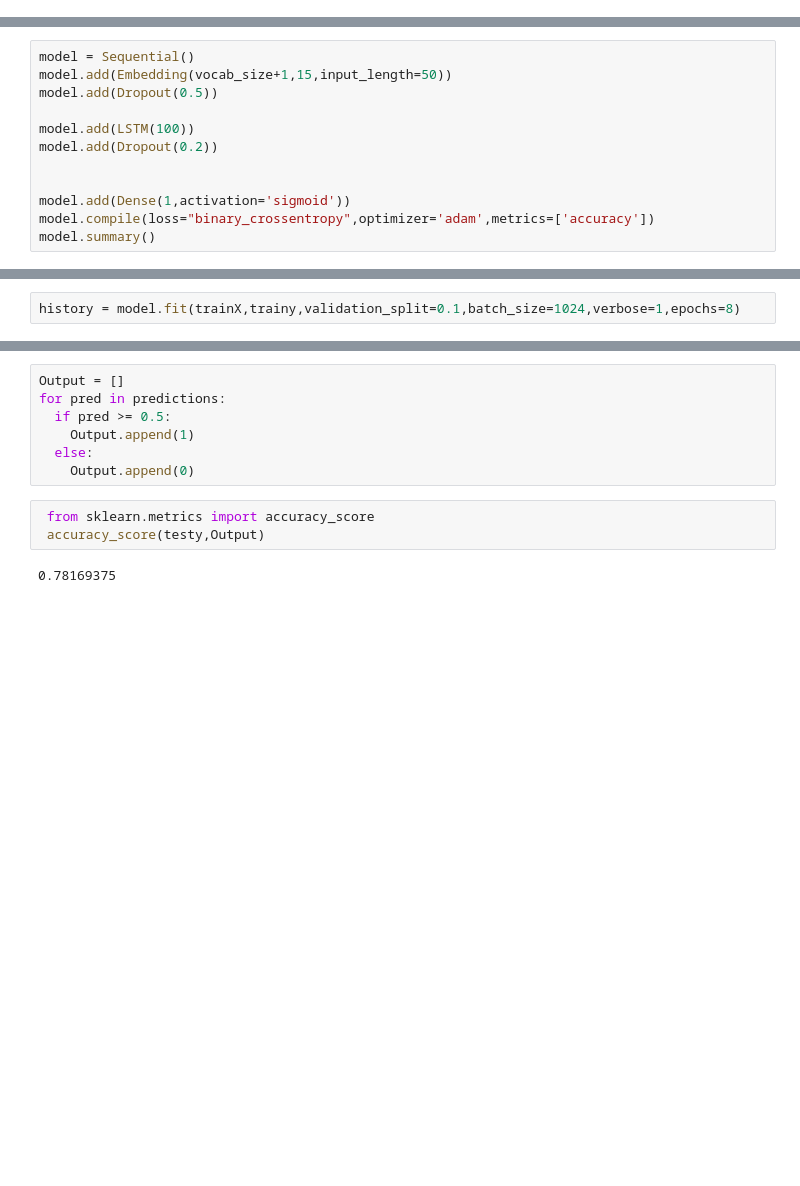
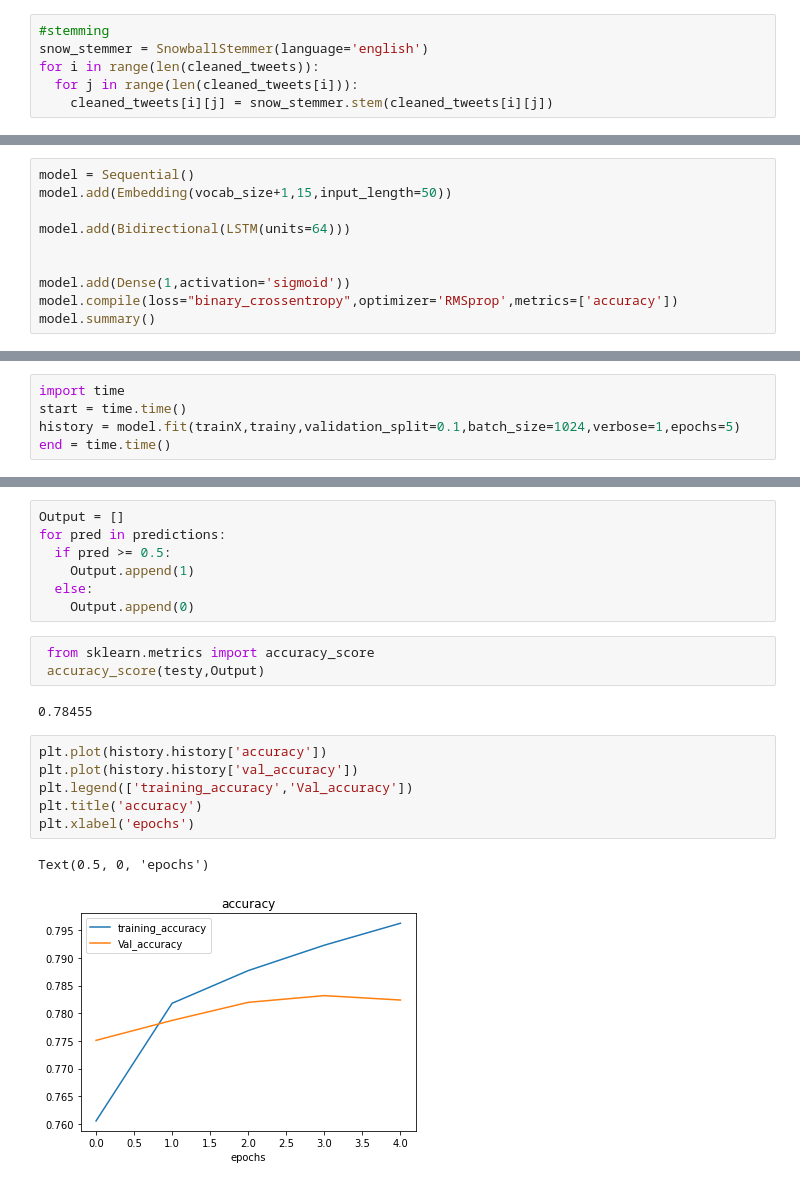
Before and after one commit to Ahmed-Shatla/classify-sentiment-of-the-1.6-M-tweets-using-LSTM-Negative-Positive-, a Jupyter notebook: LSTM_12th.ipynb, the cells around one changed output, grey strips where cells are left out. Drawn from its saved outputs; the diff is of its cells as text; blank space fills up the shorter version.

```diff
--- a/LSTM_12th.ipynb
+++ b/LSTM_12th.ipynb
@@ -161,3 +163,9 @@ cleaned_tweets[0]
+# %%
+#stemming
+snow_stemmer = SnowballStemmer(language='english')
+for i in range(len(cleaned_tweets)):
+  for j in range(len(cleaned_tweets[i])):
+    cleaned_tweets[i][j] = snow_stemmer.stem(cleaned_tweets[i][j])
 # %%
 from tensorflow.keras.preprocessing.text import Tokenizer
 from tensorflow.keras.preprocessing.sequence import pad_sequences
@@ -209,13 +217,11 @@ from tensorflow.keras.layers import LSTM,Dense,Dropout,Embedding
 # %%
 model = Sequential()
 model.add(Embedding(vocab_size+1,15,input_length=50))
-model.add(Dropout(0.5))
 
-model.add(LSTM(100))
-model.add(Dropout(0.2))
+model.add(Bidirectional(LSTM(units=64)))
 
 
 model.add(Dense(1,activation='sigmoid'))
-model.compile(loss="binary_crossentropy",optimizer='adam',metrics=['accuracy'])
+model.compile(loss="binary_crossentropy",optimizer='RMSprop',metrics=['accuracy'])
 model.summary()
 # %% [output]
@@ -239,5 +242,8 @@ Trainable params: 4,052,521
 Non-trainable params: 0
 _________________________________________________________________
 # %%
-history = model.fit(trainX,trainy,validation_split=0.1,batch_size=1024,verbose=1,epochs=8)
+import time
+start = time.time()
+history = model.fit(trainX,trainy,validation_split=0.1,batch_size=1024,verbose=1,epochs=5)
+end = time.time()
 # %% [output]
@@ -280,4 +285,13 @@ for pred in predictions:
  from sklearn.metrics import accuracy_score
  accuracy_score(testy,Output)
 # %% [output]
-0.78169375
+0.78455
+# %%
+plt.plot(history.history['accuracy'])
+plt.plot(history.history['val_accuracy'])
+plt.legend(['training_accuracy','Val_accuracy'])
+plt.title('accuracy')
+plt.xlabel('epochs')
+# %% [output]
+Text(0.5, 0, 'epochs')
+[figure, added]
```
Also changed, not shown: parts of 10 cells of this notebook.
